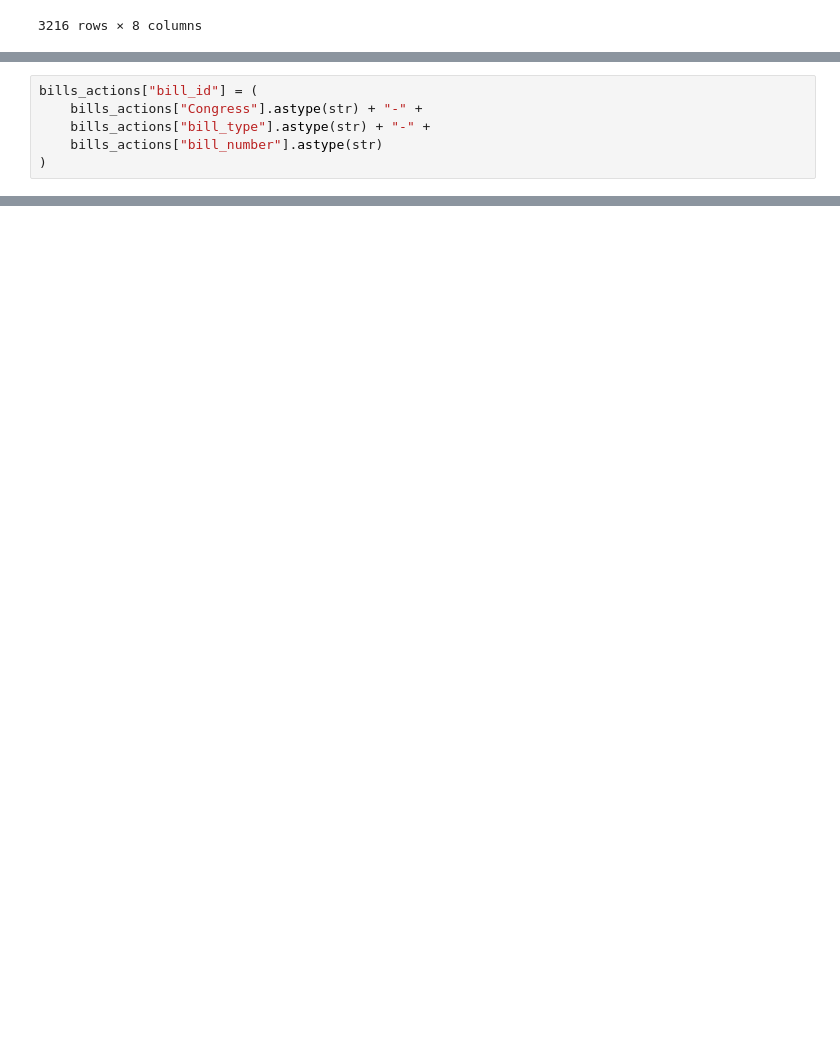
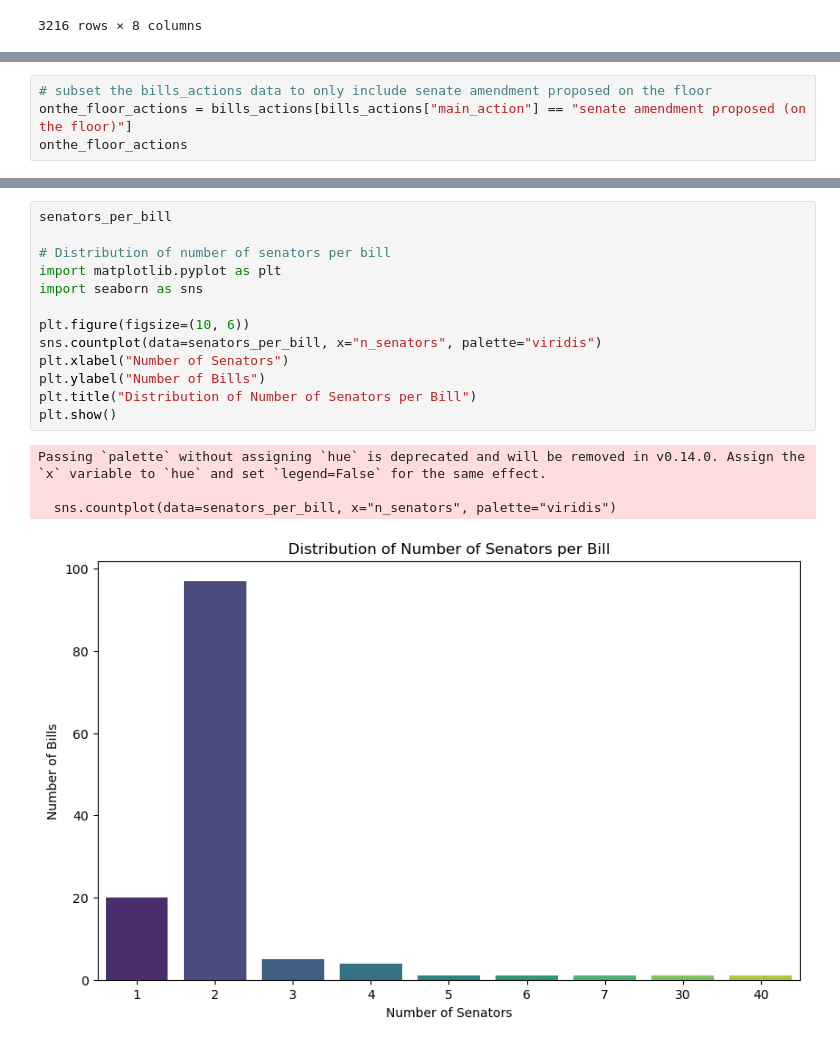
Before and after one commit to jlanderson1395/datasci530fall2025, a Jupyter notebook: Assignments/Assignment 4.ipynb, the cells around one changed output, grey strips where cells are left out. Cells and saved outputs as stored; diff of their text form; blank space fills up the shorter version.

```diff
--- a/Assignments/Assignment 4.ipynb
+++ b/Assignments/Assignment 4.ipynb
@@ -204,6 +189,0 @@ matches = bills_actions["action"].str.findall(pattern)
-# %%
-bills_actions["bill_id"] = (
-    bills_actions["Congress"].astype(str) + "-" +
-    bills_actions["bill_type"].astype(str) + "-" +
-    bills_actions["bill_number"].astype(str)
-)
@@ -263,0 +251,4 @@ counts.head(20), distribution
+# %%
+# subset the bills_actions data to only include senate amendment proposed on the floor
+onthe_floor_actions = bills_actions[bills_actions["main_action"] == "senate amendment proposed (on the floor)"]
+onthe_floor_actions
@@ -263,0 +345,18 @@ counts.head(20), distribution
+# %%
+senators_per_bill
+
+# Distribution of number of senators per bill
+import matplotlib.pyplot as plt
+import seaborn as sns
+
+plt.figure(figsize=(10, 6))
+sns.countplot(data=senators_per_bill, x="n_senators", palette="viridis")
+plt.xlabel("Number of Senators")
+plt.ylabel("Number of Bills")
+plt.title("Distribution of Number of Senators per Bill")
+plt.show()
+# %% [output]
+Passing `palette` without assigning `hue` is deprecated and will be removed in v0.14.0. Assign the `x` variable to `hue` and set `legend=False` for the same effect.
+
+  sns.countplot(data=senators_per_bill, x="n_senators", palette="viridis")
+[figure, added]
```
Also changed, not shown: parts of 17 cells of this notebook, 1 other file.
